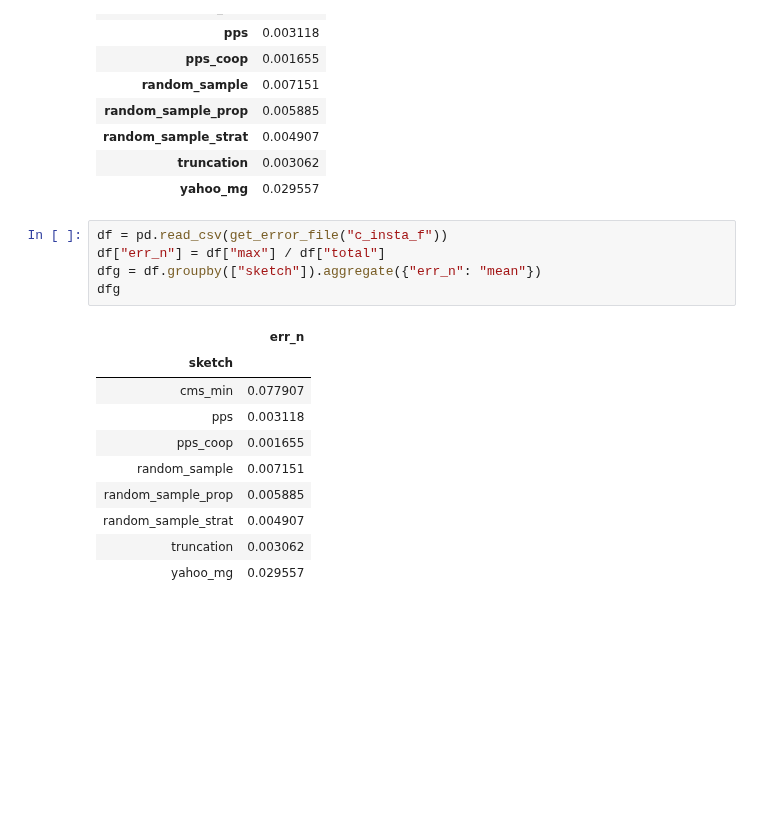
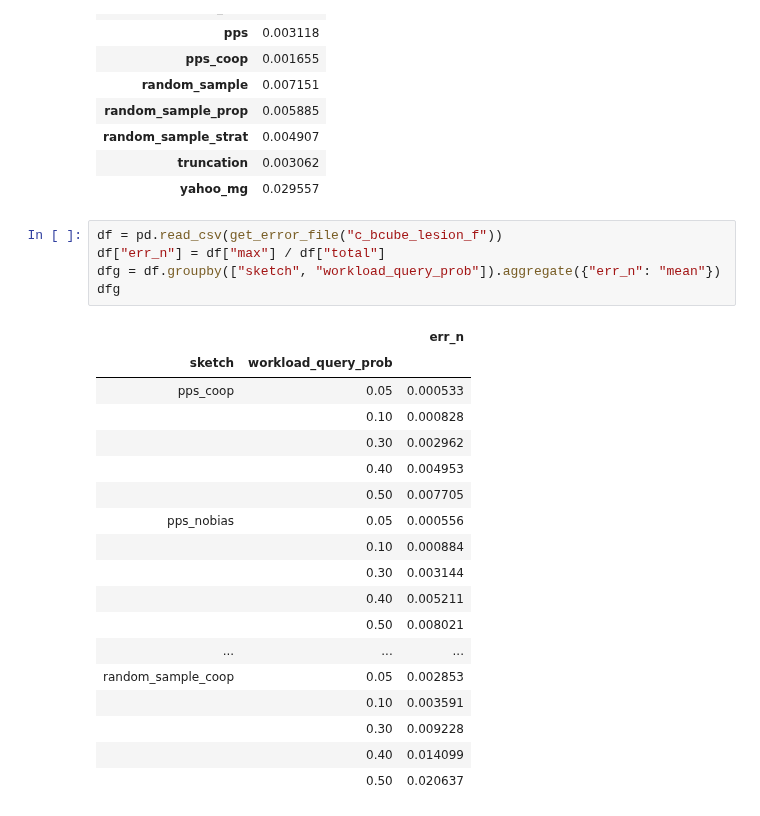
Before and after one commit to stanford-futuredata/sketchstore, a Jupyter notebook: python/notebooks/Local Experiments.ipynb, the cells around one changed output. Saved outputs shown, nothing was run; the diff lists cells and outputs as text; blank space fills up the shorter version.

```diff
--- a/python/notebooks/Local Experiments.ipynb
+++ b/python/notebooks/Local Experiments.ipynb
@@ -310,18 +312,26 @@ dfg
 | truncation | 0.003062 |
 | yahoo_mg | 0.029557 |
 # %%
-df = pd.read_csv(get_error_file("c_insta_f"))
+df = pd.read_csv(get_error_file("c_bcube_lesion_f"))
 df["err_n"] = df["max"] / df["total"]
-dfg = df.groupby(["sketch"]).aggregate({"err_n": "mean"})
+dfg = df.groupby(["sketch", "workload_query_prob"]).aggregate({"err_n": "mean"})
 dfg
 # %% [output]
-|  | err_n |
-| sketch |  |
-| cms_min | 0.077907 |
-| pps | 0.003118 |
-| pps_coop | 0.001655 |
-| random_sample | 0.007151 |
-| random_sample_prop | 0.005885 |
-| random_sample_strat | 0.004907 |
-| truncation | 0.003062 |
-| yahoo_mg | 0.029557 |
+|  |  | err_n |
+| sketch | workload_query_prob |  |
+| pps_coop | 0.05 | 0.000533 |
+|  | 0.10 | 0.000828 |
+|  | 0.30 | 0.002962 |
+|  | 0.40 | 0.004953 |
+|  | 0.50 | 0.007705 |
+| pps_nobias | 0.05 | 0.000556 |
+|  | 0.10 | 0.000884 |
+|  | 0.30 | 0.003144 |
+|  | 0.40 | 0.005211 |
+|  | 0.50 | 0.008021 |
+| ... | ... | ... |
+| random_sample_coop | 0.05 | 0.002853 |
+|  | 0.10 | 0.003591 |
+|  | 0.30 | 0.009228 |
+|  | 0.40 | 0.014099 |
+|  | 0.50 | 0.020637 |
```
Also changed, not shown: parts of 1 cell of this notebook, 2 other files.
